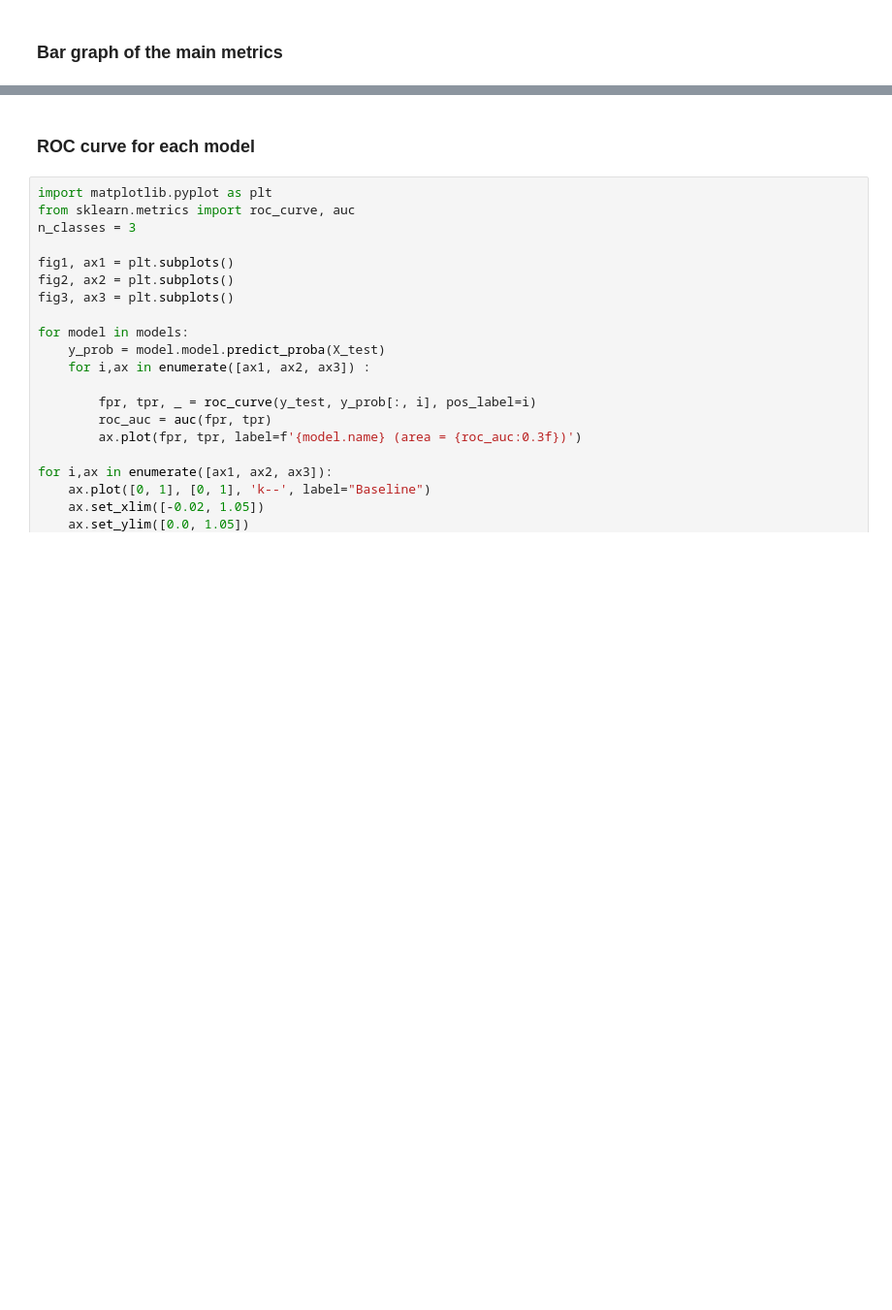
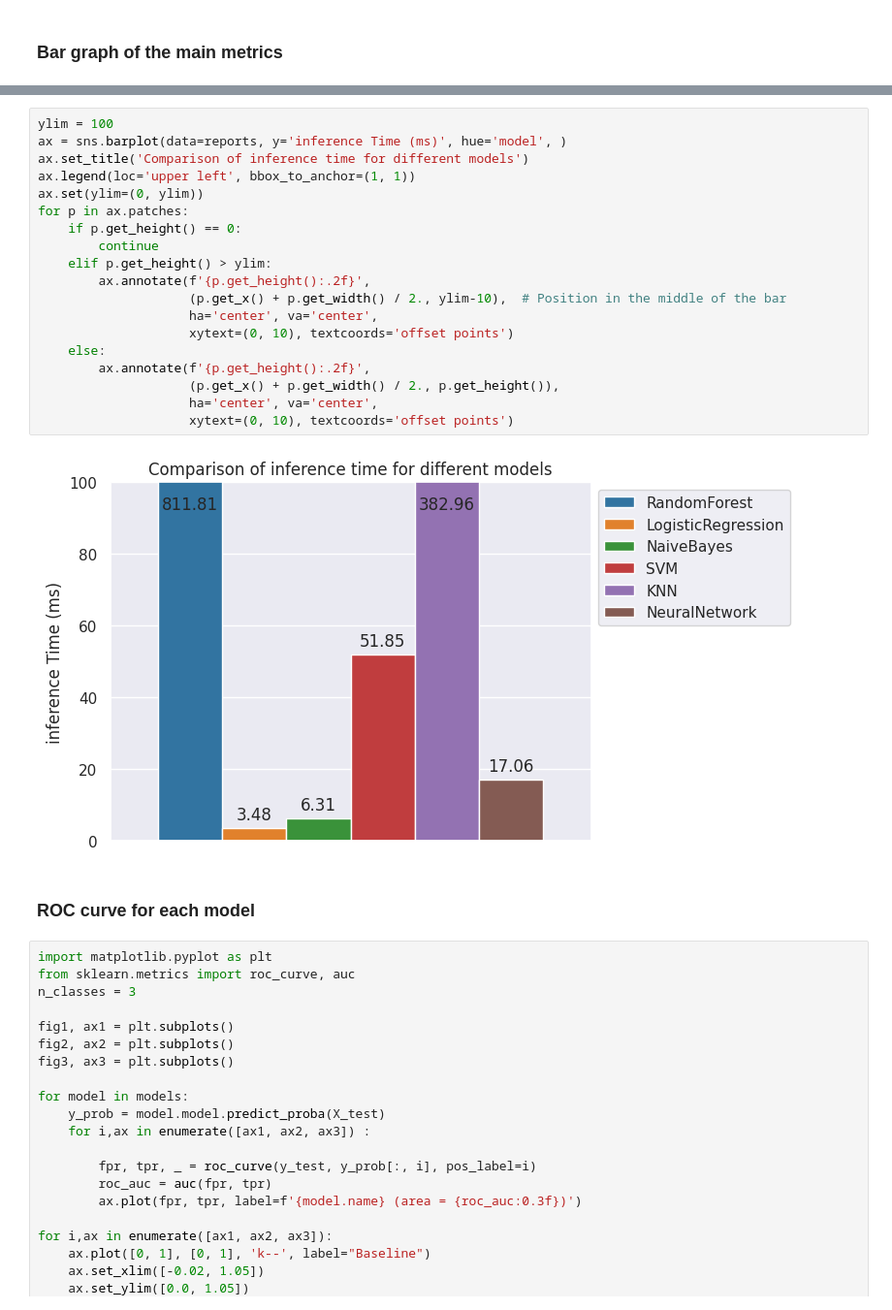
Before and after one commit to LouisCleriot/Stellar-object-classification, a Jupyter notebook: notebooks/comparison.ipynb, the cells around one changed output, grey strips where cells are left out. Shown: that part at 97% size. Cells and saved outputs as stored; diff of their text form; blank space fills up the shorter version.

```diff
--- a/notebooks/comparison.ipynb
+++ b/notebooks/comparison.ipynb
@@ -72,3 +76,24 @@ Text(0.5, 1.0, 'Comparison of main metrics for different models')
+# %%
+ylim = 100
+ax = sns.barplot(data=reports, y='inference Time (ms)', hue='model', )
+ax.set_title('Comparison of inference time for different models')
+ax.legend(loc='upper left', bbox_to_anchor=(1, 1))
+ax.set(ylim=(0, ylim))
+for p in ax.patches:
+    if p.get_height() == 0:
+        continue
+    elif p.get_height() > ylim:
+        ax.annotate(f'{p.get_height():.2f}',
+                    (p.get_x() + p.get_width() / 2., ylim-10),  # Position in the middle of the bar
+                    ha='center', va='center',
+                    xytext=(0, 10), textcoords='offset points')
+    else:
+        ax.annotate(f'{p.get_height():.2f}',
+                    (p.get_x() + p.get_width() / 2., p.get_height()),
+                    ha='center', va='center',
+                    xytext=(0, 10), textcoords='offset points')
+# %% [output]
+[figure, added]
 # %% [markdown]
 ### ROC curve for each model
 # %%
```
Also changed, not shown: parts of 5 cells of this notebook.
